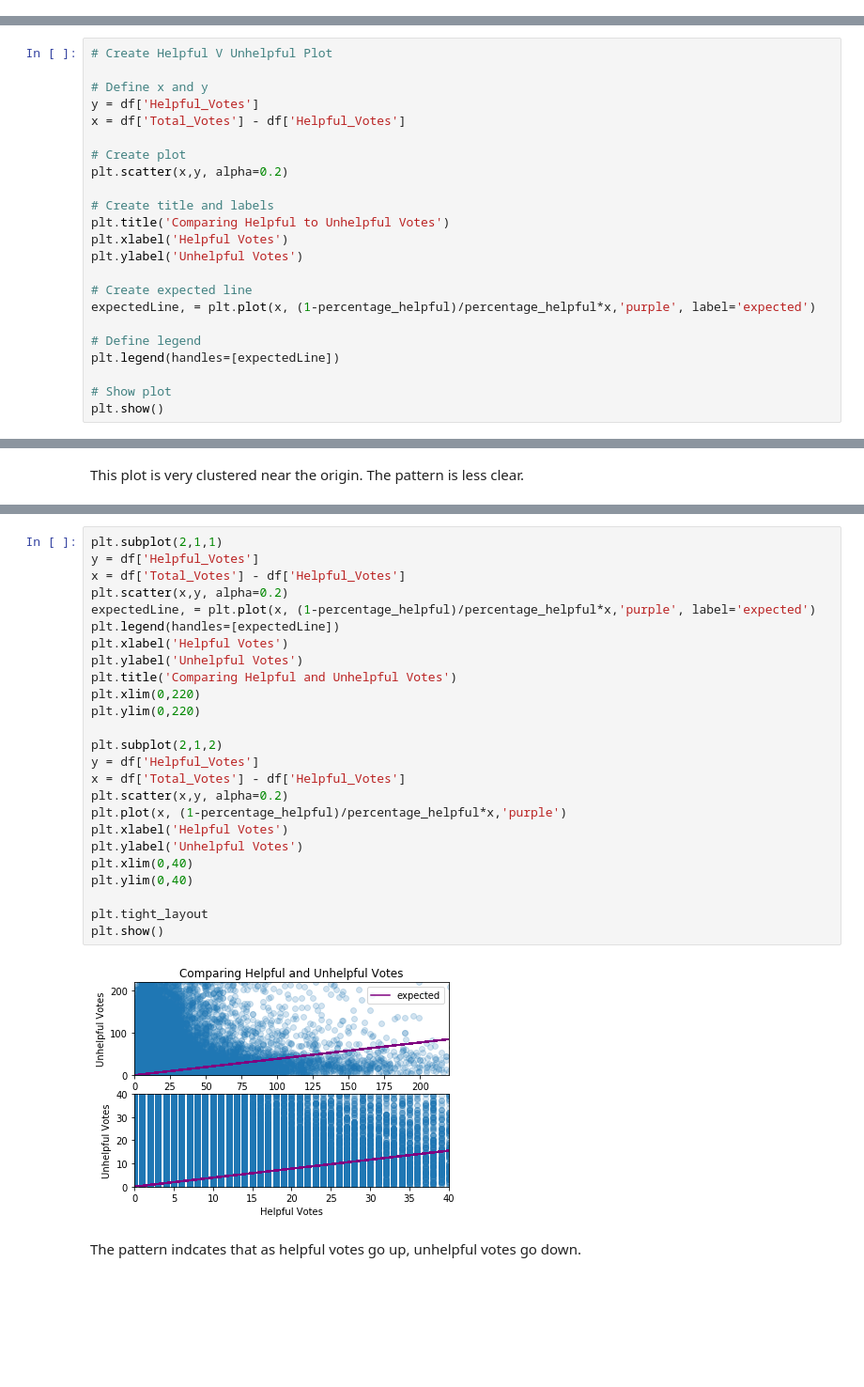
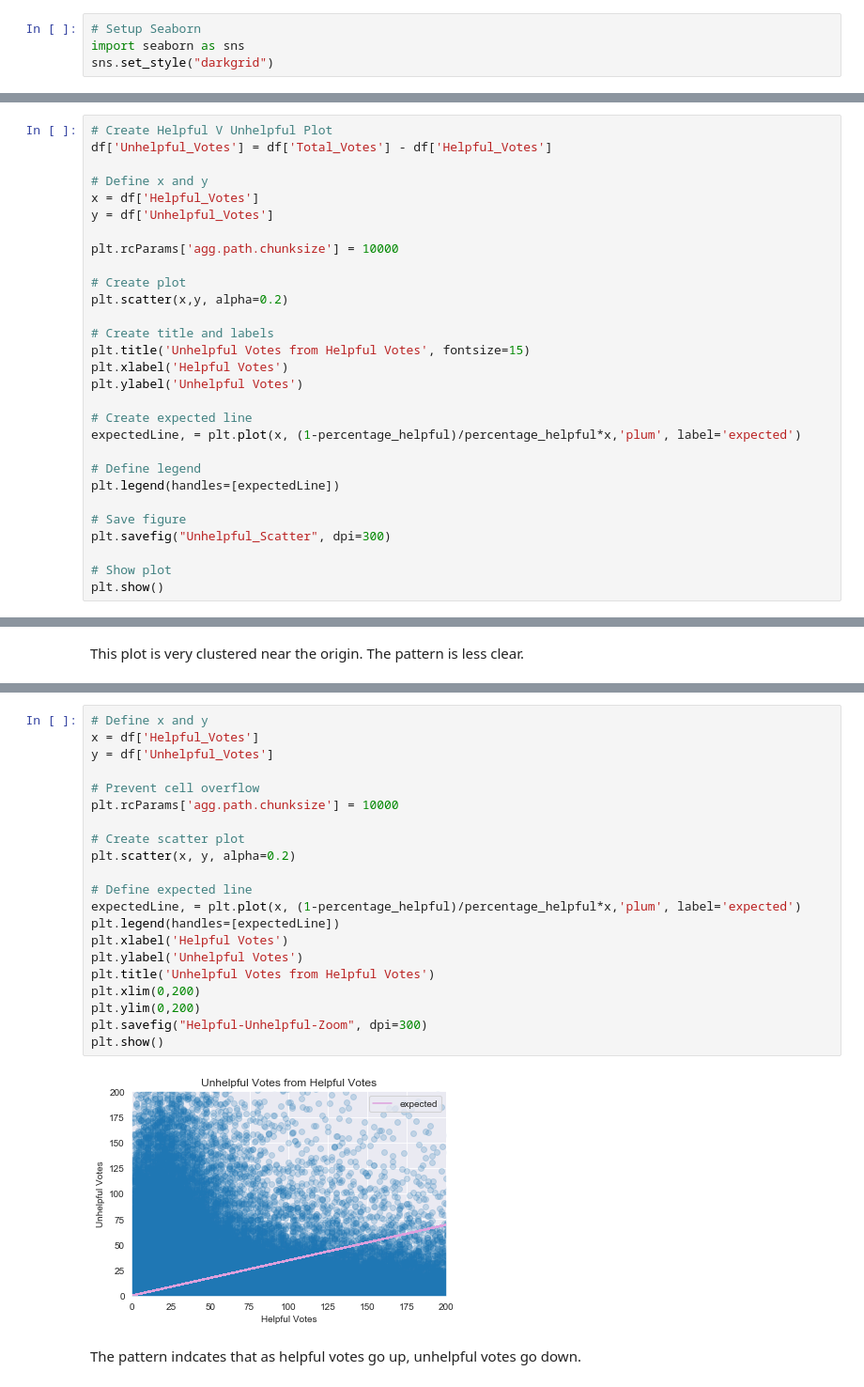
Before and after one commit to coreyjwade/Helpful_Reviews, a Jupyter notebook: Helpful_Reviews_Exploratory_Data_Analysis.ipynb, the cells around one changed output, grey strips where cells are left out. Shown at 94% size. Drawn from its saved outputs; the diff is of its cells as text; blank space fills up the shorter version.

Commit message:
new graphs

```diff
--- a/Helpful_Reviews_Exploratory_Data_Analysis.ipynb
+++ b/Helpful_Reviews_Exploratory_Data_Analysis.ipynb
@@ -67,0 +62,4 @@ plt.show()
+# %%
+# Setup Seaborn
+import seaborn as sns
+sns.set_style("darkgrid")
@@ -194,25 +254,31 @@ When Total Votes are low, the data is less clear. This is very dense.
 I will create a plot whose points could fall anywhere. Comparing total votes to helpful votes eliminates half of the axis.
 # %%
 # Create Helpful V Unhelpful Plot
+df['Unhelpful_Votes'] = df['Total_Votes'] - df['Helpful_Votes']
 
 # Define x and y
-y = df['Helpful_Votes']
-x = df['Total_Votes'] - df['Helpful_Votes']
+x = df['Helpful_Votes']
+y = df['Unhelpful_Votes']
+
+plt.rcParams['agg.path.chunksize'] = 10000
 
 # Create plot
 plt.scatter(x,y, alpha=0.2)
 
 # Create title and labels
-plt.title('Comparing Helpful to Unhelpful Votes')
+plt.title('Unhelpful Votes from Helpful Votes', fontsize=15)
 plt.xlabel('Helpful Votes')
 plt.ylabel('Unhelpful Votes')
 
 # Create expected line
-expectedLine, = plt.plot(x, (1-percentage_helpful)/percentage_helpful*x,'purple', label='expected')
+expectedLine, = plt.plot(x, (1-percentage_helpful)/percentage_helpful*x,'plum', label='expected')
 
 # Define legend
 plt.legend(handles=[expectedLine])
 
+# Save figure
+plt.savefig("Unhelpful_Scatter", dpi=300)
+
 # Show plot
 plt.show()
 # %% [output]
@@ -224,29 +290,25 @@ This plot is very clustered near the origin. The pattern is less clear.
 # %%
-plt.subplot(2,1,1)
-y = df['Helpful_Votes']
-x = df['Total_Votes'] - df['Helpful_Votes']
-plt.scatter(x,y, alpha=0.2)
-expectedLine, = plt.plot(x, (1-percentage_helpful)/percentage_helpful*x,'purple', label='expected')
+# Define x and y
+x = df['Helpful_Votes']
+y = df['Unhelpful_Votes']
+
+# Prevent cell overflow
+plt.rcParams['agg.path.chunksize'] = 10000
+
+# Create scatter plot
+plt.scatter(x, y, alpha=0.2)
+
+# Define expected line
+expectedLine, = plt.plot(x, (1-percentage_helpful)/percentage_helpful*x,'plum', label='expected')
 plt.legend(handles=[expectedLine])
 plt.xlabel('Helpful Votes')
 plt.ylabel('Unhelpful Votes')
-plt.title('Comparing Helpful and Unhelpful Votes')
-plt.xlim(0,220)
-plt.ylim(0,220)
-
-plt.subplot(2,1,2)
-y = df['Helpful_Votes']
-x = df['Total_Votes'] - df['Helpful_Votes']
-plt.scatter(x,y, alpha=0.2)
-plt.plot(x, (1-percentage_helpful)/percentage_helpful*x,'purple')
-plt.xlabel('Helpful Votes')
-plt.ylabel('Unhelpful Votes')
-plt.xlim(0,40)
-plt.ylim(0,40)
-
-plt.tight_layout
+plt.title('Unhelpful Votes from Helpful Votes')
+plt.xlim(0,200)
+plt.ylim(0,200)
+plt.savefig("Helpful-Unhelpful-Zoom", dpi=300)
 plt.show()
 # %% [output]
-[figure, old version]
+[figure, new version]
 # %% [markdown]
 The pattern indcates that as helpful votes go up, unhelpful votes go down.
```
Also changed, not shown: parts of 40 cells of this notebook.
